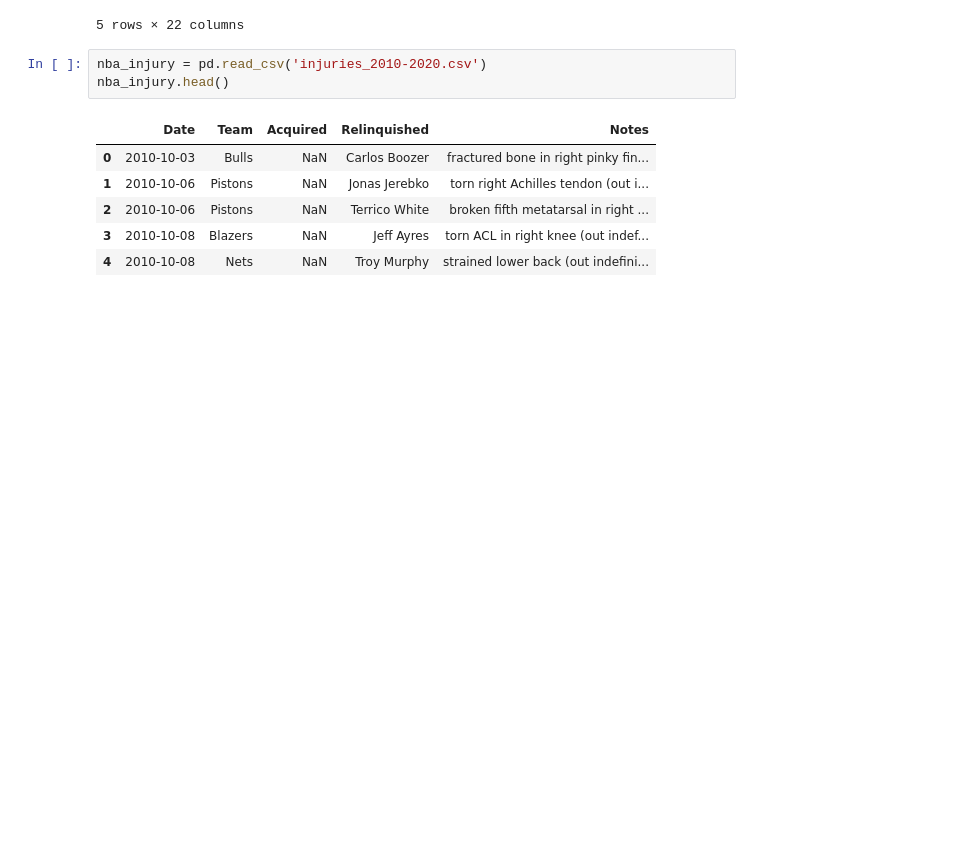
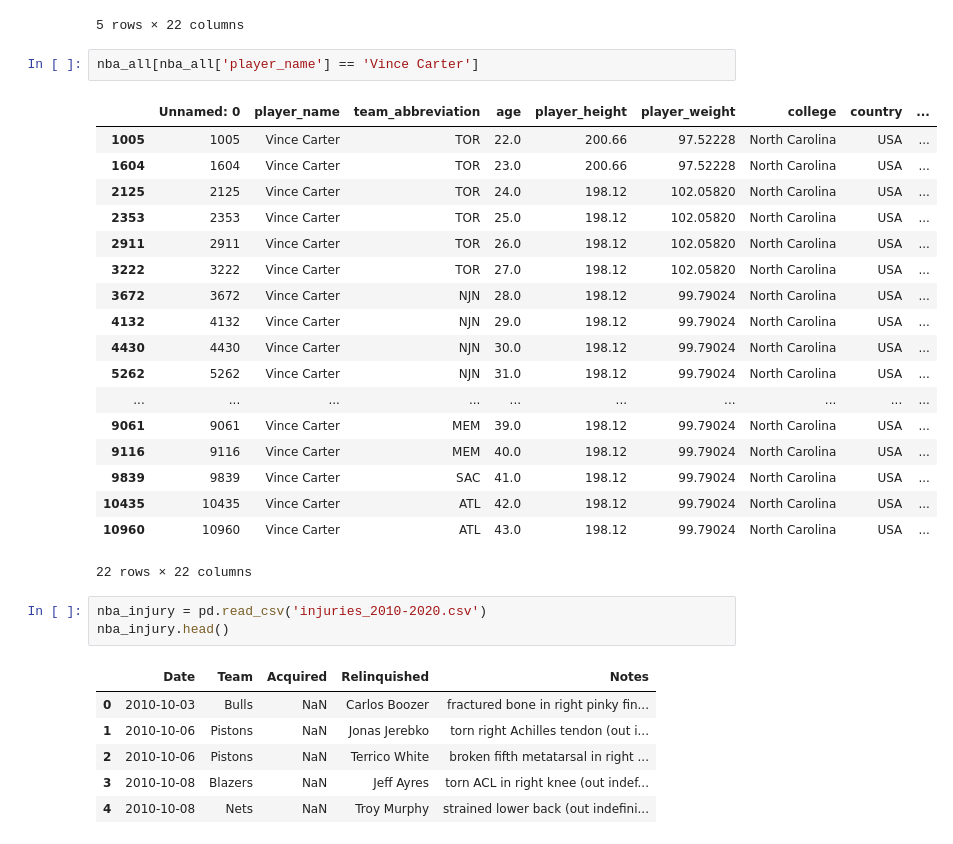
Before and after one commit to sc303030/NBA, a Jupyter notebook: fisrt.ipynb, the cells around one changed output. Cells and saved outputs as stored; diff of their text form; blank space fills up the shorter version.

```diff
--- a/fisrt.ipynb
+++ b/fisrt.ipynb
@@ -63,6 +63,27 @@ nba_all.head()
 | 3 | 3 | Ed O'Bannon | DAL | 24.0 | 203.20 | 100.697424 | UCLA | USA | ... |
 | 4 | 4 | Ed Pinckney | MIA | 34.0 | 205.74 | 108.862080 | Villanova | USA | ... |
 5 rows × 22 columns
+# %%
+nba_all[nba_all['player_name'] == 'Vince Carter']
+# %% [output]
+|  | Unnamed: 0 | player_name | team_abbreviation | age | player_height | player_weight | college | country | ... |
+| 1005 | 1005 | Vince Carter | TOR | 22.0 | 200.66 | 97.52228 | North Carolina | USA | ... |
+| 1604 | 1604 | Vince Carter | TOR | 23.0 | 200.66 | 97.52228 | North Carolina | USA | ... |
+| 2125 | 2125 | Vince Carter | TOR | 24.0 | 198.12 | 102.05820 | North Carolina | USA | ... |
+| 2353 | 2353 | Vince Carter | TOR | 25.0 | 198.12 | 102.05820 | North Carolina | USA | ... |
+| 2911 | 2911 | Vince Carter | TOR | 26.0 | 198.12 | 102.05820 | North Carolina | USA | ... |
+| 3222 | 3222 | Vince Carter | TOR | 27.0 | 198.12 | 102.05820 | North Carolina | USA | ... |
+| 3672 | 3672 | Vince Carter | NJN | 28.0 | 198.12 | 99.79024 | North Carolina | USA | ... |
+| 4132 | 4132 | Vince Carter | NJN | 29.0 | 198.12 | 99.79024 | North Carolina | USA | ... |
+| 4430 | 4430 | Vince Carter | NJN | 30.0 | 198.12 | 99.79024 | North Carolina | USA | ... |
+| 5262 | 5262 | Vince Carter | NJN | 31.0 | 198.12 | 99.79024 | North Carolina | USA | ... |
+| ... | ... | ... | ... | ... | ... | ... | ... | ... | ... |
+| 9061 | 9061 | Vince Carter | MEM | 39.0 | 198.12 | 99.79024 | North Carolina | USA | ... |
+| 9116 | 9116 | Vince Carter | MEM | 40.0 | 198.12 | 99.79024 | North Carolina | USA | ... |
+| 9839 | 9839 | Vince Carter | SAC | 41.0 | 198.12 | 99.79024 | North Carolina | USA | ... |
+| 10435 | 10435 | Vince Carter | ATL | 42.0 | 198.12 | 99.79024 | North Carolina | USA | ... |
+| 10960 | 10960 | Vince Carter | ATL | 43.0 | 198.12 | 99.79024 | North Carolina | USA | ... |
+22 rows × 22 columns
 # %%
 nba_injury = pd.read_csv('injuries_2010-2020.csv')
 nba_injury.head()
```
Also changed, not shown: parts of 21 cells of this notebook, 8 other files.
